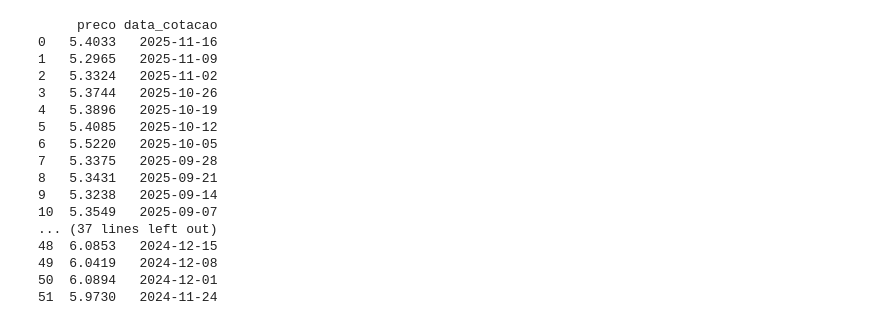
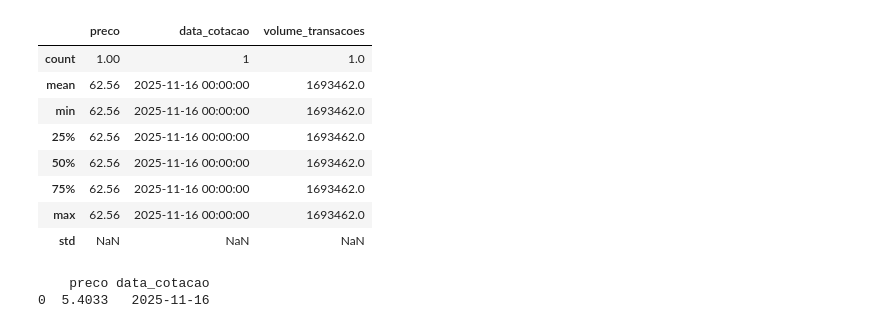
Before and after one commit to milnaraz/Big_data_petroleo, a Jupyter notebook: notebook.ipynb, the cells around one changed output. Cells and saved outputs as stored; diff of their text form; code cells hidden in the pictures.

```diff
--- a/notebook.ipynb
+++ b/notebook.ipynb
@@ -40,7 +43,7 @@ hoje = date.today()
 dias_ate_domingo = (hoje.weekday() + 1) % 7
 ultimo_domingo_valido = hoje - timedelta(days=dias_ate_domingo + 7)
 ultimo_sabado_valido = ultimo_domingo_valido + timedelta(days=6)
-data_final = hoje - timedelta(days= 365)
+data_final = hoje - timedelta(days= 14)
 # %%
 # Automatizar o download dos dados da ANP (preço dos combustíveis)
 inicio_str = ultimo_domingo_valido
@@ -57,9 +60,12 @@ while inicio_str >= data_final:
             if(inicio_str == date(2025, 10, 19)):
                 url = f'https://www.gov.br/anp/pt-br/assuntos/precos-e-defesa-da-concorrencia/precos/arquivos-lpc/{inicio_str.year}/revendas_lpc.xlsx'
             else:
-                diferenca_dias = inicio_str - date(2025, 10, 19)
-                id_url = int(diferenca_dias.days/7)
-                url = f'https://www.gov.br/anp/pt-br/assuntos/precos-e-defesa-da-concorrencia/precos/arquivos-lpc/{inicio_str.year}/revendas_lpc-{id_url}.xlsx'
+                if inicio_str < date(2025, 11, 15):
+                    diferenca_dias = inicio_str - date(2025, 10, 19)
+                    id_url = int(diferenca_dias.days/7)
+                    url = f'https://www.gov.br/anp/pt-br/assuntos/precos-e-defesa-da-concorrencia/precos/arquivos-lpc/{inicio_str.year}/revendas_lpc-{id_url}.xlsx'
+                else:
+                    url = f"https://www.gov.br/anp/pt-br/assuntos/precos-e-defesa-da-concorrencia/precos/arquivos-lpc/{inicio_str.year}/revendas_lpc-{(inicio_str + timedelta(days=1)).strftime('%d%m%Y')}-a-{(fim_str + timedelta(days=1)).strftime('%d%m%Y')}.xlsx"
 
         response = requests.get(url)
         response.raise_for_status()
@@ -81,6 +87,8 @@ while inicio_str >= data_final:
         fim_str -= timedelta(days=7)
 
 if not df_combustiveis.empty:
+    df = df_combustiveis.copy()
+
     colunas_uteis = {
         'CNPJ': 'cnpj',
         'RAZÃO': 'razão_social',
@@ -100,7 +108,9 @@ if not df_combustiveis.empty:
 
     df_combustiveis = df_combustiveis[colunas_finais_combustiveis]
 
-    df_combustiveis['cnpj'] = df_combustiveis['cnpj'].astype(str).str.replace(r'[^0-9]', '', regex=True).zfill(14)
+    df_combustiveis = df_combustiveis[df_combustiveis['produto'] != 'GLP']
+
+    df_combustiveis['cnpj'] = df_combustiveis['cnpj'].astype(str).str.replace(r'[^0-9]', '', regex=True).str.zfill(14)
 
     df_combustiveis = df_combustiveis.astype({
         'razão_social': 'string',
@@ -119,4 +129,4 @@ if not df_combustiveis.empty:
     #print(df_combustiveis)
 
 else:
-    print('\n\nNenhym dado foi carregado')
+    print('\n\nNenhum dado foi carregado')
@@ -147,6 +202,7 @@ try:
     dados = response.json()
 
     df_petroleo = pd.DataFrame(dados['data'])
+    df = df_petroleo.copy()
 
     if not df_petroleo.empty:
         colunas_uteis = {
@@ -197,3 +272,15 @@ except requests.exceptions.RequestException as e:
+# %%
+df_petroleo.describe()
+# %% [output]
+|  | preco | data_cotacao | volume_transacoes |
+| count | 1.00 | 1 | 1.0 |
+| mean | 62.56 | 2025-11-16 00:00:00 | 1693462.0 |
+| min | 62.56 | 2025-11-16 00:00:00 | 1693462.0 |
+| 25% | 62.56 | 2025-11-16 00:00:00 | 1693462.0 |
+| 50% | 62.56 | 2025-11-16 00:00:00 | 1693462.0 |
+| 75% | 62.56 | 2025-11-16 00:00:00 | 1693462.0 |
+| max | 62.56 | 2025-11-16 00:00:00 | 1693462.0 |
+| std | NaN | NaN | NaN |
 # %%
 try:
     # montar url para baixar cotação dolar
@@ -214,6 +301,7 @@ try:
     dados = response.json()
 
     df_dolar = pd.DataFrame(dados['data'])
+    df = df_dolar.copy()
 
     if not df_dolar.empty:
         colunas_uteis = {
@@ -240,20 +328,5 @@ try:
 except requests.exceptions.RequestException as e:
     print(f"Erro na requisição: {e}")
 # %% [output]
-     preco data_cotacao
-0   5.4033   2025-11-16
-1   5.2965   2025-11-09
-2   5.3324   2025-11-02
-3   5.3744   2025-10-26
-4   5.3896   2025-10-19
-5   5.4085   2025-10-12
-6   5.5220   2025-10-05
-7   5.3375   2025-09-28
-8   5.3431   2025-09-21
-9   5.3238   2025-09-14
-10  5.3549   2025-09-07
-... (37 lines left out)
-48  6.0853   2024-12-15
-49  6.0419   2024-12-08
-50  6.0894   2024-12-01
-51  5.9730   2024-11-24
+    preco data_cotacao
+0  5.4033   2025-11-16
```
Also changed, not shown: parts of 22 cells of this notebook.
